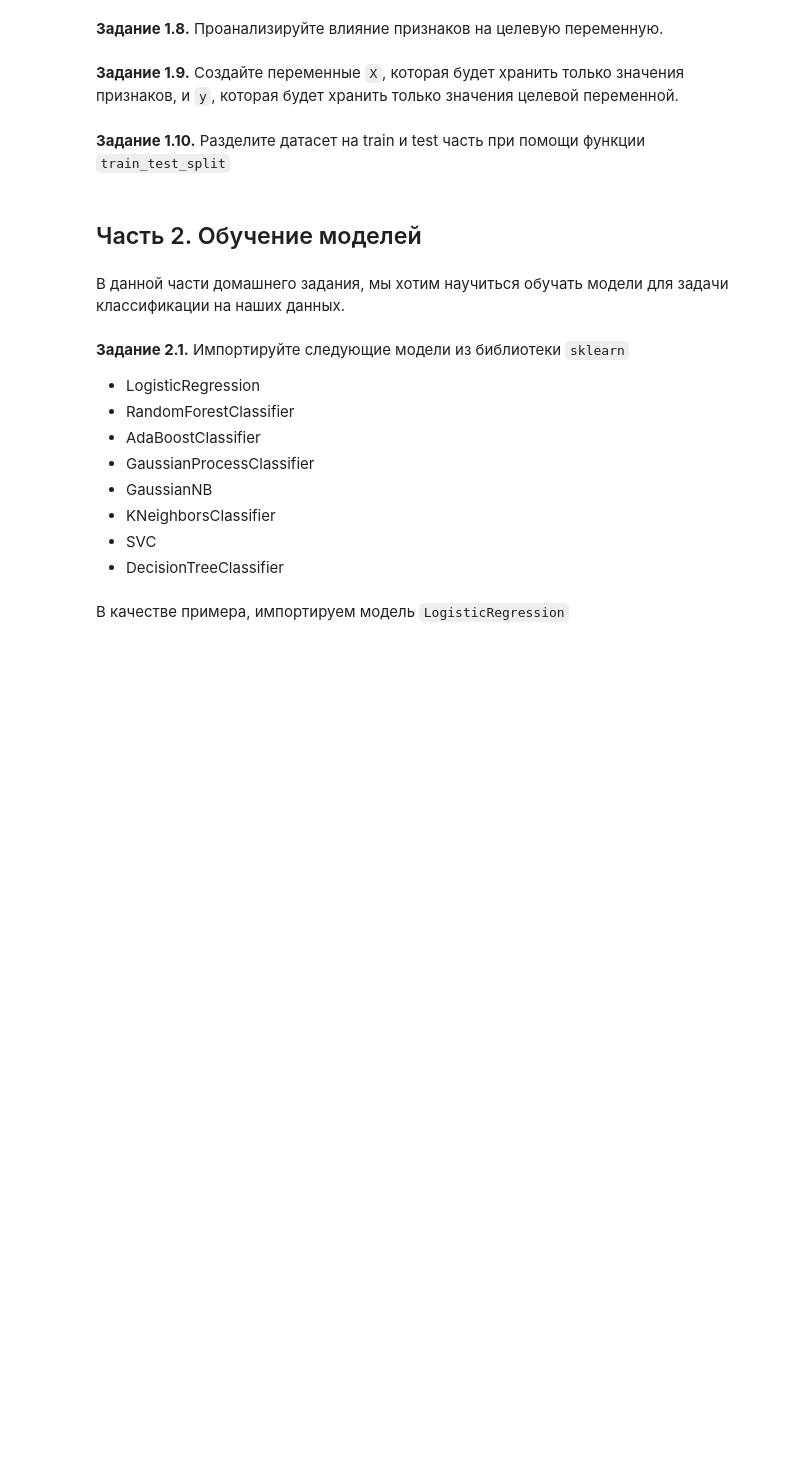
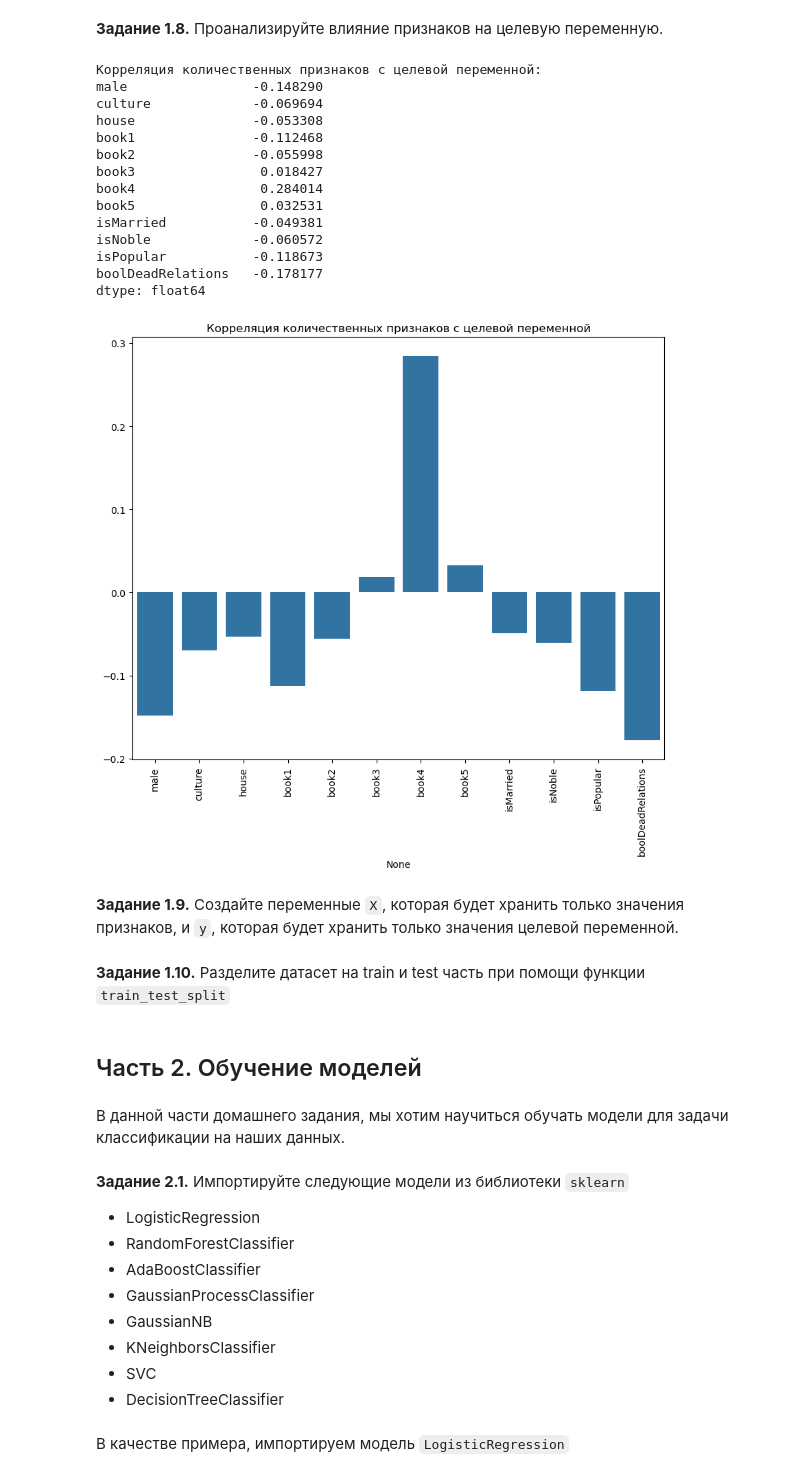
Before and after one commit to paulrainy/StepikDLS, a Jupyter notebook: [homework_4_2_]game_of_thrones_prediction.ipynb, the cells around one changed output. Cells and saved outputs as stored; diff of their text form; code cells hidden in the pictures; blank space fills up the shorter version.

```diff
--- a/[homework_4_2_]game_of_thrones_prediction.ipynb
+++ b/[homework_4_2_]game_of_thrones_prediction.ipynb
@@ -160,2 +291,34 @@ data.drop(columns=[...], inplace = True)
+# %%
+# Выбор количественных признаков, исключая столбец 'name'
+numerical_columns = data.drop(['name', 'isAlive'], axis=1).columns
+num_features = data[numerical_columns]
+
+# Корреляционный анализ для количественных признаков
+corrmat = num_features.corrwith(data['isAlive'])
+print("Корреляция количественных признаков с целевой переменной:")
+print(corrmat)
+
+# Визуализация корреляции
+plt.figure(figsize=(10, 8))
+sns.barplot(x=corrmat.index, y=corrmat.values)
+plt.xticks(rotation=90)
+plt.title('Корреляция количественных признаков с целевой переменной')
+plt.show()
+# %% [output]
+Корреляция количественных признаков с целевой переменной:
+male                -0.148290
+culture             -0.069694
+house               -0.053308
+book1               -0.112468
+book2               -0.055998
+book3                0.018427
+book4                0.284014
+book5                0.032531
+isMarried           -0.049381
+isNoble             -0.060572
+isPopular           -0.118673
+boolDeadRelations   -0.178177
+dtype: float64
+[figure, added]
 # %% [markdown]
 **Задание 1.9.** Создайте переменные `X`, которая будет хранить только значения признаков, и `y`, которая будет хранить только значения целевой переменной.
```
Also changed, not shown: parts of 29 cells of this notebook, 6 other files.
